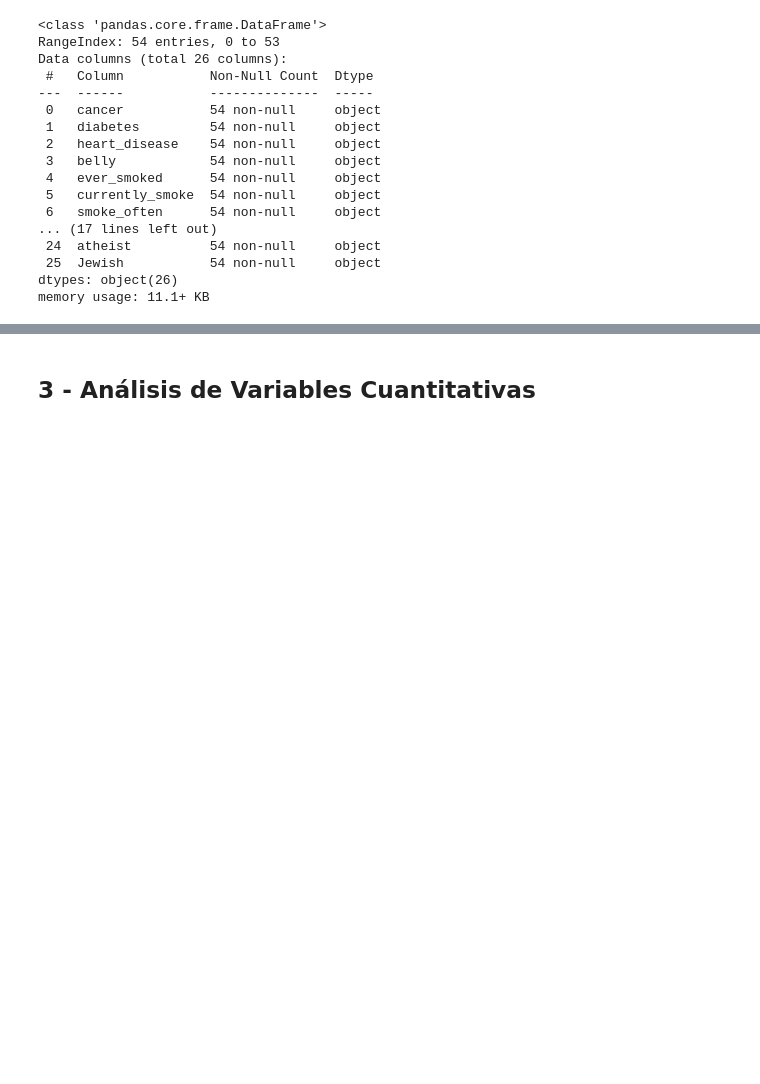
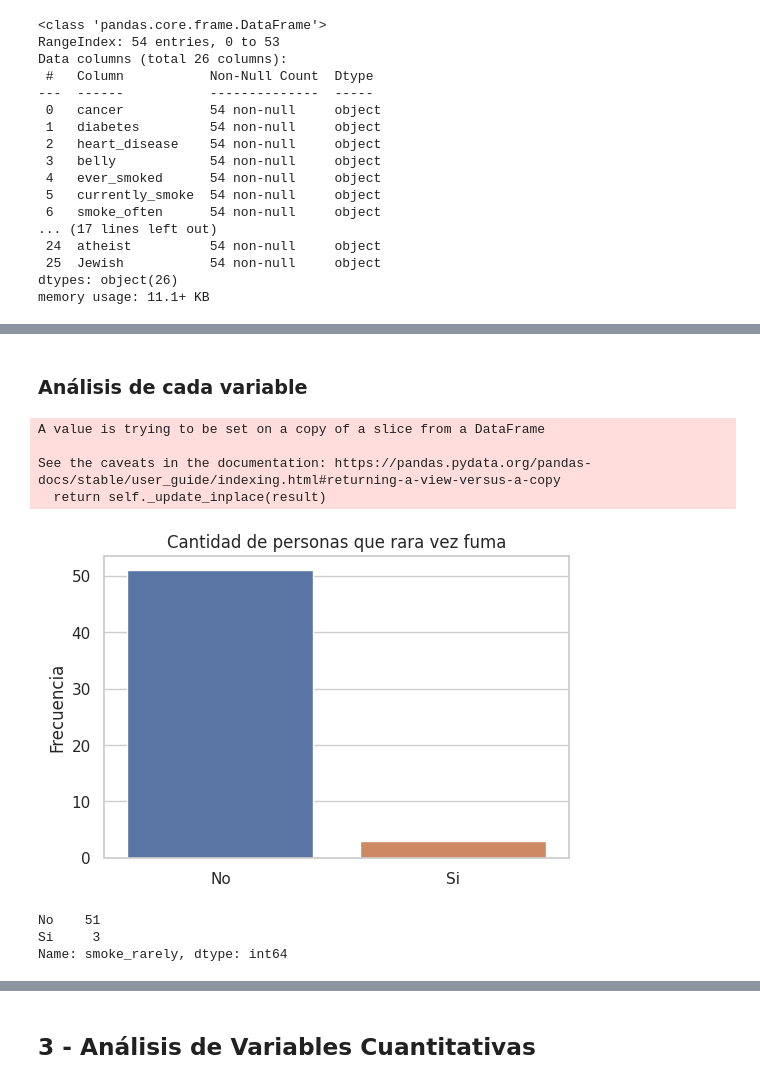
Before and after one commit to nbrian96/OrgaDeDatos_1C2022, a Jupyter notebook: TP1/TP1.ipynb, the cells around one changed output, grey strips where cells are left out. Drawn from its saved outputs; the diff is of its cells as text; code cells hidden in the pictures; blank space fills up the shorter version.

```diff
--- a/TP1/TP1.ipynb
+++ b/TP1/TP1.ipynb
@@ -7,6 +7,7 @@ import pandas as pd
 import matplotlib.pyplot as plt
 import seaborn as sns
 from subprocess import check_output
+sns.set()
 # %%
 # Se carga el dataset
 
@@ -141,0 +140,3 @@ d_copy = d.select_dtypes(include = 'object')
+# %%
+d_trabajo = d.select_dtypes(include = 'object')
+d_trabajo.head()
@@ -171,0 +171,24 @@ d_copy.head()
+# %% [markdown]
+### **Análisis de cada variable**
+# %%
+d_trabajo['smoke_rarely'].replace({"Yes": "Si"}, inplace = True)
+
+sns.set_theme(style="whitegrid")
+plt.figure(dpi=100)
+sns.countplot(x = "smoke_rarely", data = d_trabajo, order = d_trabajo["smoke_rarely"].value_counts().iloc[:2].index)
+plt.ylabel("Frecuencia")
+plt.xlabel("")
+plt.title("Cantidad de personas que rara vez fuma")
+plt.xticks(rotation=0)
+plt.show()
+
+print(d_trabajo['smoke_rarely'].value_counts())
+# %% [output]
+A value is trying to be set on a copy of a slice from a DataFrame
+
+See the caveats in the documentation: https://pandas.pydata.org/pandas-docs/stable/user_guide/indexing.html#returning-a-view-versus-a-copy
+  return self._update_inplace(result)
+[figure, added]
+No    51
+Si     3
+Name: smoke_rarely, dtype: int64
```
Also changed, not shown: parts of 12 cells of this notebook.
